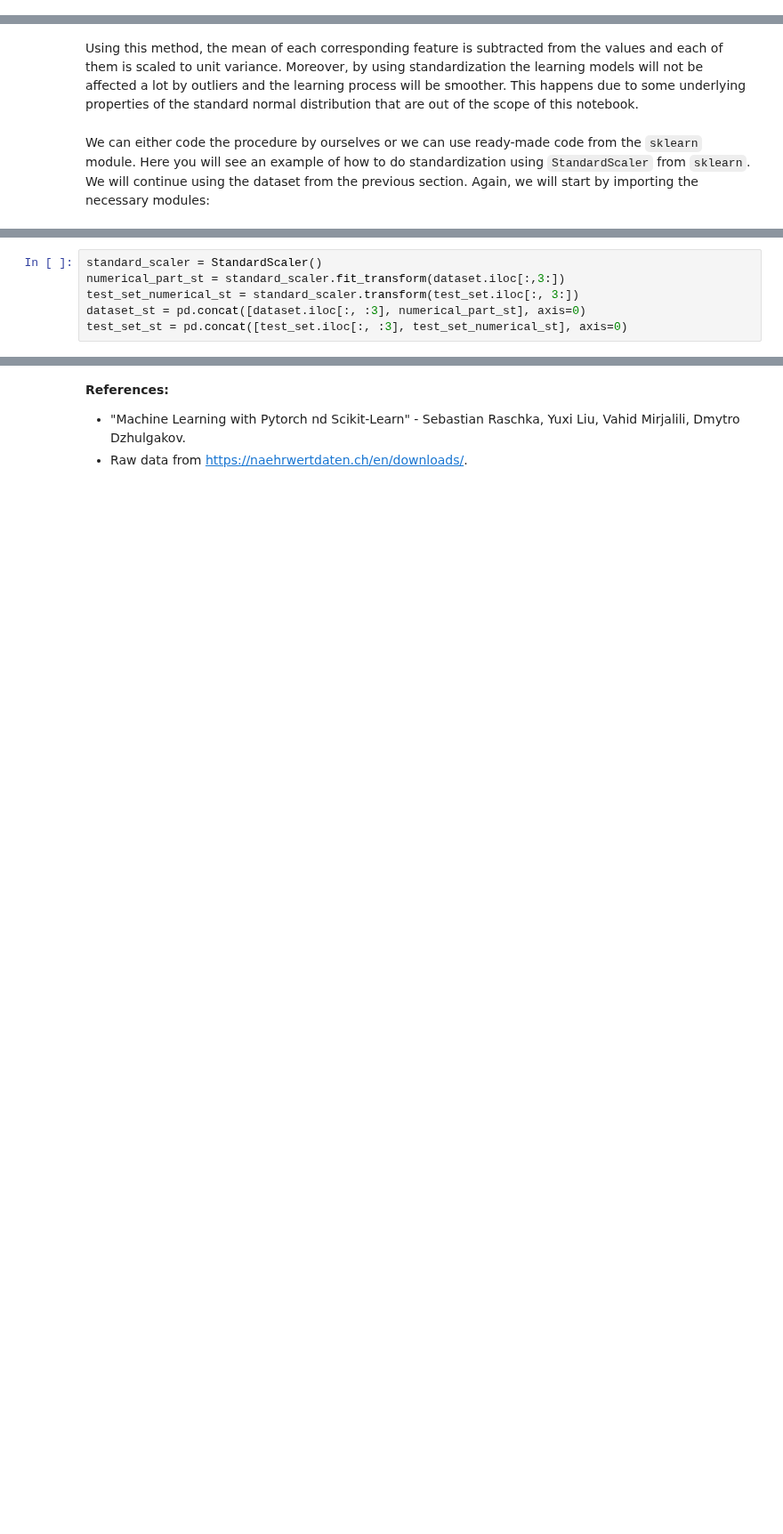
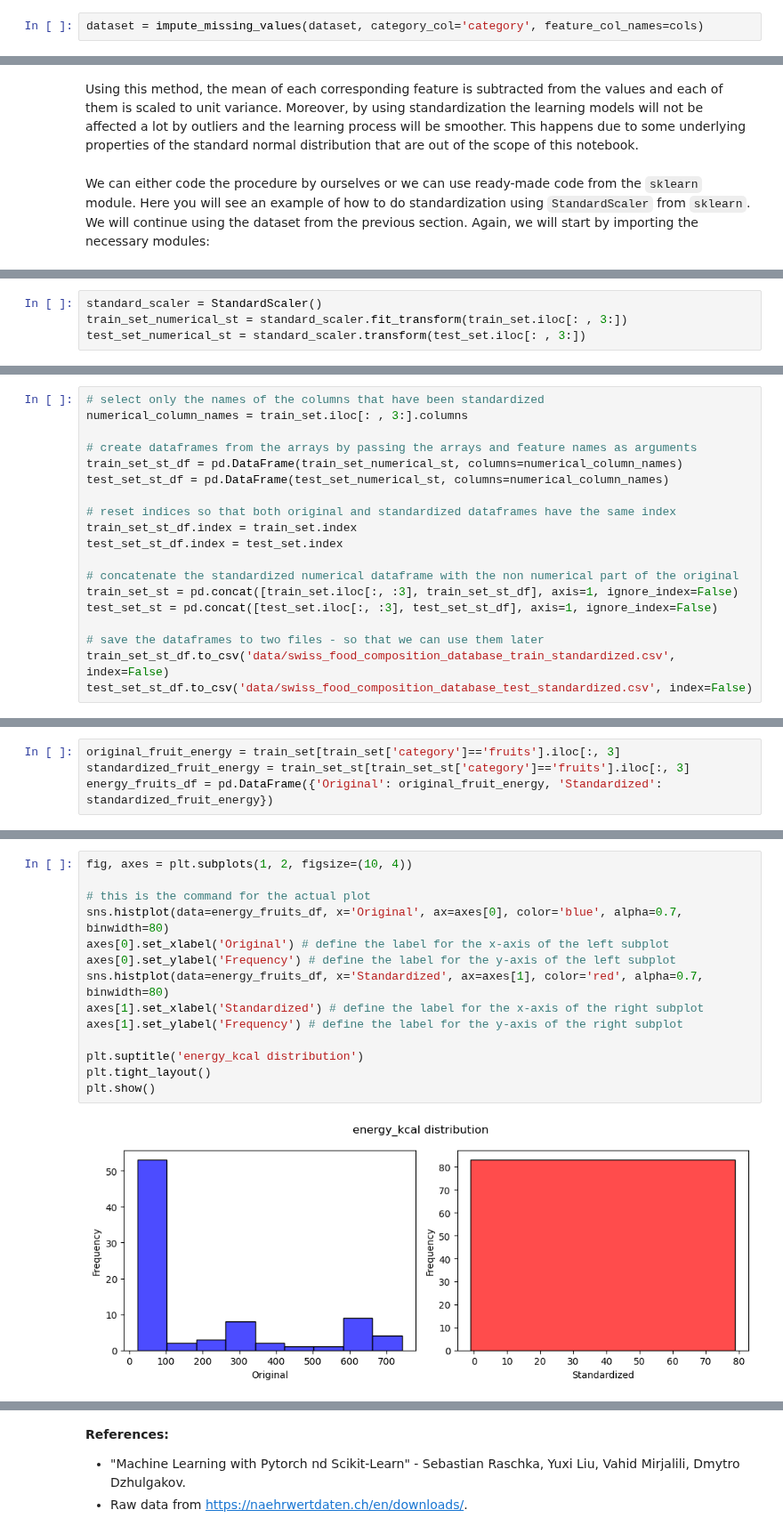
Before and after one commit to fsb-edu/ML4Food, a Jupyter notebook: Overview.ipynb, the cells around one changed output, grey strips where cells are left out. Shown at 89% size. Saved outputs shown, nothing was run; the diff lists cells and outputs as text; blank space fills up the shorter version.

Commit message:
ADD Module1: draft second part (#3)
* imputation started

* imp. done, cat. col modified, outlier method added

```diff
--- a/Overview.ipynb
+++ b/Overview.ipynb
@@ -179,0 +329,2 @@ Here we will impute the missing values with the mean of the features.
+# %%
+dataset = impute_missing_values(dataset, category_col='category', feature_col_names=cols)
@@ -224,6 +398,4 @@ from sklearn.preprocessing import StandardScaler
 # %%
 standard_scaler = StandardScaler()
-numerical_part_st = standard_scaler.fit_transform(dataset.iloc[:,3:])
-test_set_numerical_st = standard_scaler.transform(test_set.iloc[:, 3:])
-dataset_st = pd.concat([dataset.iloc[:, :3], numerical_part_st], axis=0)
-test_set_st = pd.concat([test_set.iloc[:, :3], test_set_numerical_st], axis=0)
+train_set_numerical_st = standard_scaler.fit_transform(train_set.iloc[: , 3:])
+test_set_numerical_st = standard_scaler.transform(test_set.iloc[: , 3:])
@@ -229,0 +406,19 @@ test_set_st = pd.concat([test_set.iloc[:, :3], test_set_numerical_st], axis=0)
+# %%
+# select only the names of the columns that have been standardized
+numerical_column_names = train_set.iloc[: , 3:].columns
+
+# create dataframes from the arrays by passing the arrays and feature names as arguments
+train_set_st_df = pd.DataFrame(train_set_numerical_st, columns=numerical_column_names)
+test_set_st_df = pd.DataFrame(test_set_numerical_st, columns=numerical_column_names)
+
+# reset indices so that both original and standardized dataframes have the same index
+train_set_st_df.index = train_set.index
+test_set_st_df.index = test_set.index
+
+# concatenate the standardized numerical dataframe with the non numerical part of the original
+train_set_st = pd.concat([train_set.iloc[:, :3], train_set_st_df], axis=1, ignore_index=False)
+test_set_st = pd.concat([test_set.iloc[:, :3], test_set_st_df], axis=1, ignore_index=False)
+
+# save the dataframes to two files - so that we can use them later
+train_set_st_df.to_csv('data/swiss_food_composition_database_train_standardized.csv', index=False)
+test_set_st_df.to_csv('data/swiss_food_composition_database_test_standardized.csv', index=False)
@@ -229,0 +429,4 @@ test_set_st = pd.concat([test_set.iloc[:, :3], test_set_numerical_st], axis=0)
+# %%
+original_fruit_energy = train_set[train_set['category']=='fruits'].iloc[:, 3]
+standardized_fruit_energy = train_set_st[train_set_st['category']=='fruits'].iloc[:, 3]
+energy_fruits_df = pd.DataFrame({'Original': original_fruit_energy, 'Standardized': standardized_fruit_energy})
@@ -229,0 +435,16 @@ test_set_st = pd.concat([test_set.iloc[:, :3], test_set_numerical_st], axis=0)
+# %%
+fig, axes = plt.subplots(1, 2, figsize=(10, 4))
+
+# this is the command for the actual plot
+sns.histplot(data=energy_fruits_df, x='Original', ax=axes[0], color='blue', alpha=0.7, binwidth=80)
+axes[0].set_xlabel('Original') # define the label for the x-axis of the left subplot
+axes[0].set_ylabel('Frequency') # define the label for the y-axis of the left subplot
+sns.histplot(data=energy_fruits_df, x='Standardized', ax=axes[1], color='red', alpha=0.7, binwidth=80)
+axes[1].set_xlabel('Standardized') # define the label for the x-axis of the right subplot
+axes[1].set_ylabel('Frequency') # define the label for the y-axis of the right subplot
+
+plt.suptitle('energy_kcal distribution')
+plt.tight_layout()
+plt.show()
+# %% [output]
+[figure, added]
```
Also changed, not shown: parts of 57 cells of this notebook, 21 other files.
